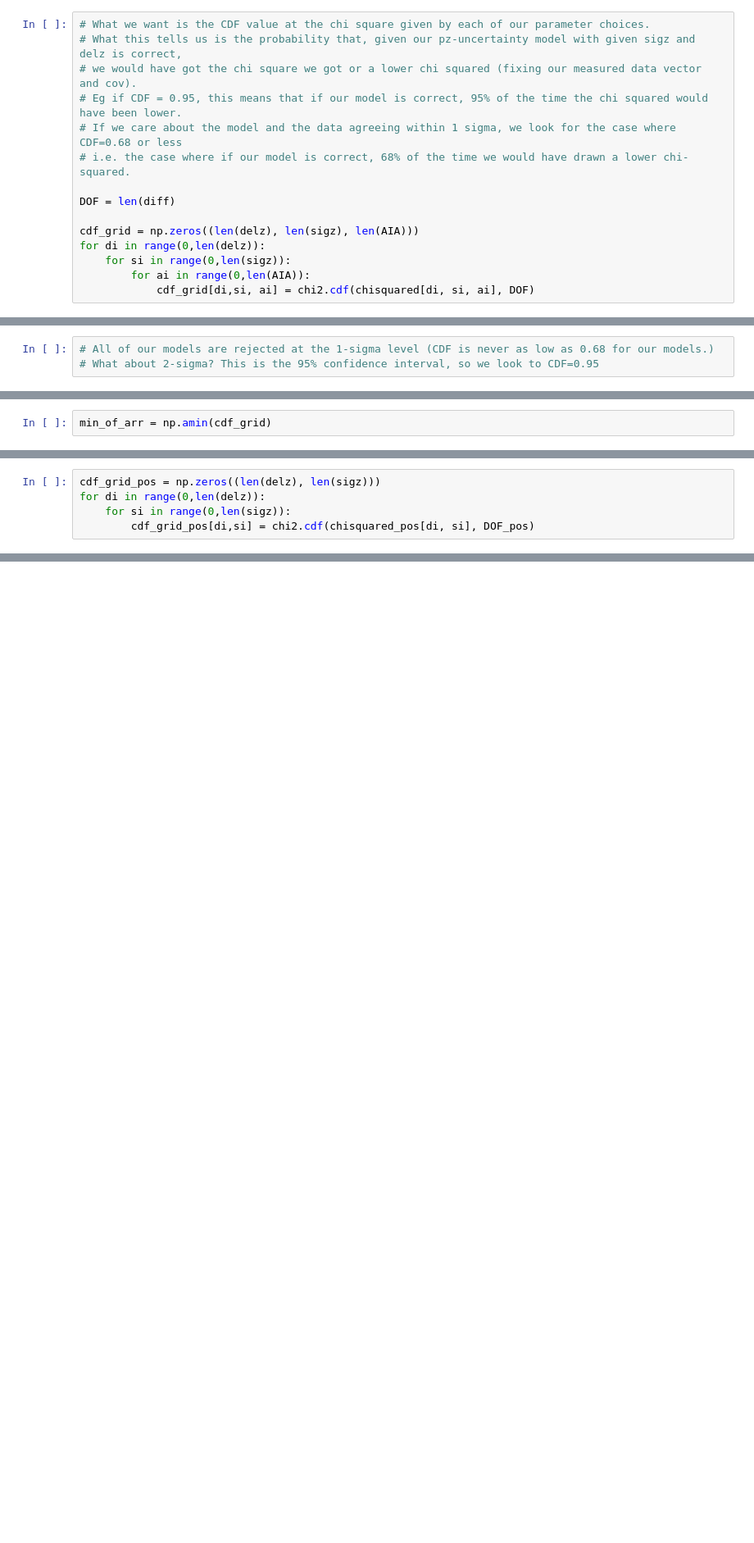
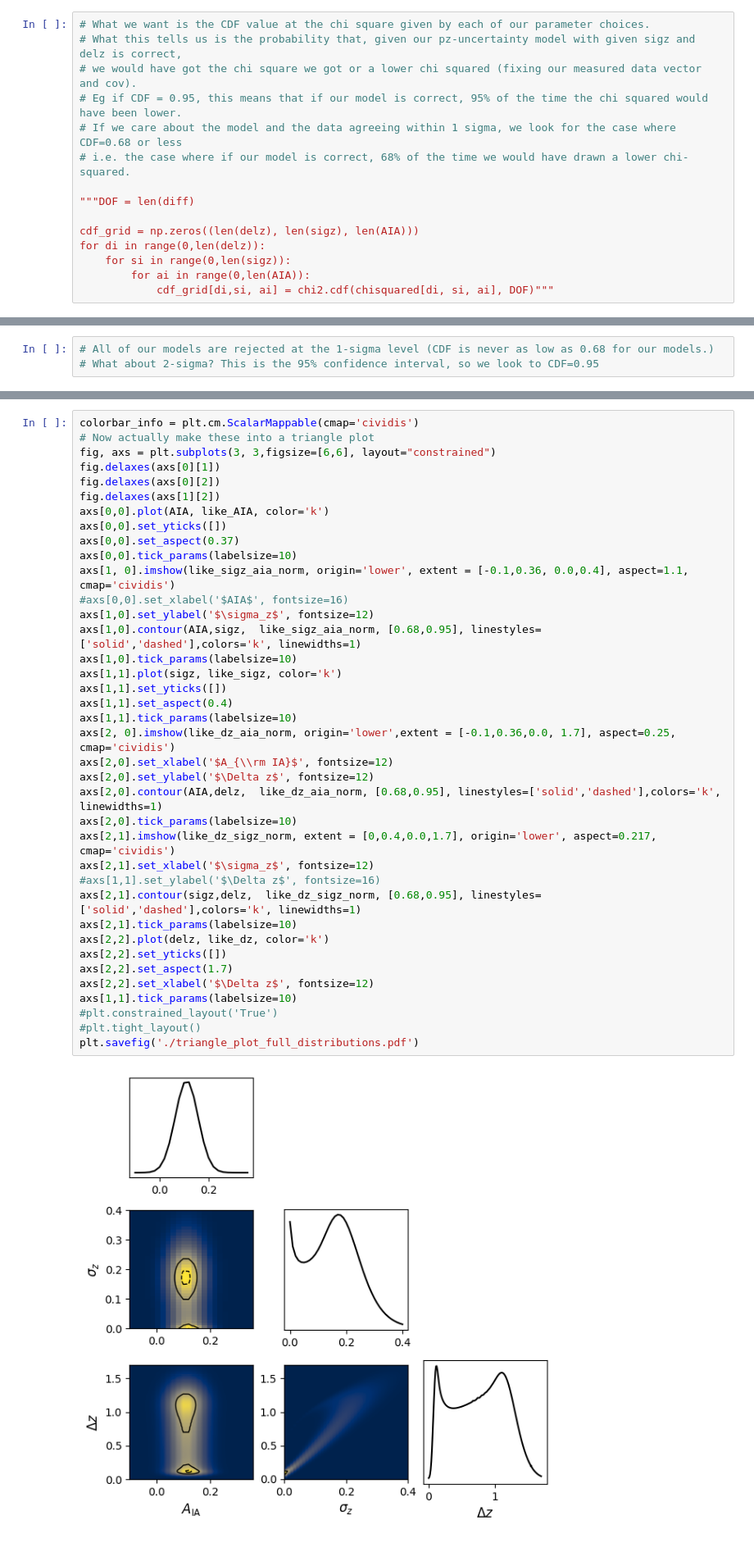
Before and after one commit to c-d-leonard/IA_GGL, a Jupyter notebook: pz_IA_3param.ipynb, the cells around one changed output, grey strips where cells are left out. Shown at 82% size. Drawn from its saved outputs; the diff is of its cells as text; blank space fills up the shorter version.

```diff
--- a/pz_IA_3param.ipynb
+++ b/pz_IA_3param.ipynb
@@ -60,10 +77,10 @@ plt.show()
 # If we care about the model and the data agreeing within 1 sigma, we look for the case where CDF=0.68 or less
 # i.e. the case where if our model is correct, 68% of the time we would have drawn a lower chi-squared.
 
-DOF = len(diff)
+"""DOF = len(diff)
 
 cdf_grid = np.zeros((len(delz), len(sigz), len(AIA)))
 for di in range(0,len(delz)):
     for si in range(0,len(sigz)):
         for ai in range(0,len(AIA)):
-            cdf_grid[di,si, ai] = chi2.cdf(chisquared[di, si, ai], DOF)
+            cdf_grid[di,si, ai] = chi2.cdf(chisquared[di, si, ai], DOF)"""
@@ -91,2 +91,0 @@ TypeError: Input z must be at least a (2, 2) shaped array, but has shape (28, 1)
-# %%
-min_of_arr = np.amin(cdf_grid)
@@ -208,5 +91,0 @@ DOF_pos = DOF-1
-# %%
-cdf_grid_pos = np.zeros((len(delz), len(sigz)))
-for di in range(0,len(delz)):
-    for si in range(0,len(sigz)):
-        cdf_grid_pos[di,si] = chi2.cdf(chisquared_pos[di, si], DOF_pos)
@@ -295,0 +271,40 @@ plt.show()
+# %%
+colorbar_info = plt.cm.ScalarMappable(cmap='cividis')
+# Now actually make these into a triangle plot
+fig, axs = plt.subplots(3, 3,figsize=[6,6], layout="constrained")
+fig.delaxes(axs[0][1])
+fig.delaxes(axs[0][2])
+fig.delaxes(axs[1][2])
+axs[0,0].plot(AIA, like_AIA, color='k')
+axs[0,0].set_yticks([])
+axs[0,0].set_aspect(0.37)
+axs[0,0].tick_params(labelsize=10)
+axs[1, 0].imshow(like_sigz_aia_norm, origin='lower', extent = [-0.1,0.36, 0.0,0.4], aspect=1.1, cmap='cividis')
+#axs[0,0].set_xlabel('$AIA$', fontsize=16)
+axs[1,0].set_ylabel('$\sigma_z$', fontsize=12)
+axs[1,0].contour(AIA,sigz,  like_sigz_aia_norm, [0.68,0.95], linestyles=['solid','dashed'],colors='k', linewidths=1)
+axs[1,0].tick_params(labelsize=10)
+axs[1,1].plot(sigz, like_sigz, color='k')
+axs[1,1].set_yticks([])
+axs[1,1].set_aspect(0.4)
+axs[1,1].tick_params(labelsize=10)
+axs[2, 0].imshow(like_dz_aia_norm, origin='lower',extent = [-0.1,0.36,0.0, 1.7], aspect=0.25, cmap='cividis')
+axs[2,0].set_xlabel('$A_{\\rm IA}$', fontsize=12)
+axs[2,0].set_ylabel('$\Delta z$', fontsize=12)
+axs[2,0].contour(AIA,delz,  like_dz_aia_norm, [0.68,0.95], linestyles=['solid','dashed'],colors='k', linewidths=1)
+axs[2,0].tick_params(labelsize=10)
+axs[2,1].imshow(like_dz_sigz_norm, extent = [0,0.4,0.0,1.7], origin='lower', aspect=0.217, cmap='cividis')
+axs[2,1].set_xlabel('$\sigma_z$', fontsize=12)
+#axs[1,1].set_ylabel('$\Delta z$', fontsize=16)
+axs[2,1].contour(sigz,delz,  like_dz_sigz_norm, [0.68,0.95], linestyles=['solid','dashed'],colors='k', linewidths=1)
+axs[2,1].tick_params(labelsize=10)
+axs[2,2].plot(delz, like_dz, color='k')
+axs[2,2].set_yticks([])
+axs[2,2].set_aspect(1.7)
+axs[2,2].set_xlabel('$\Delta z$', fontsize=12)
+axs[1,1].tick_params(labelsize=10)
+#plt.constrained_layout('True')
+#plt.tight_layout()
+plt.savefig('./triangle_plot_full_distributions.pdf')
+# %% [output]
+[figure, added]
```
Also changed, not shown: parts of 52 cells of this notebook, 3 other files.
